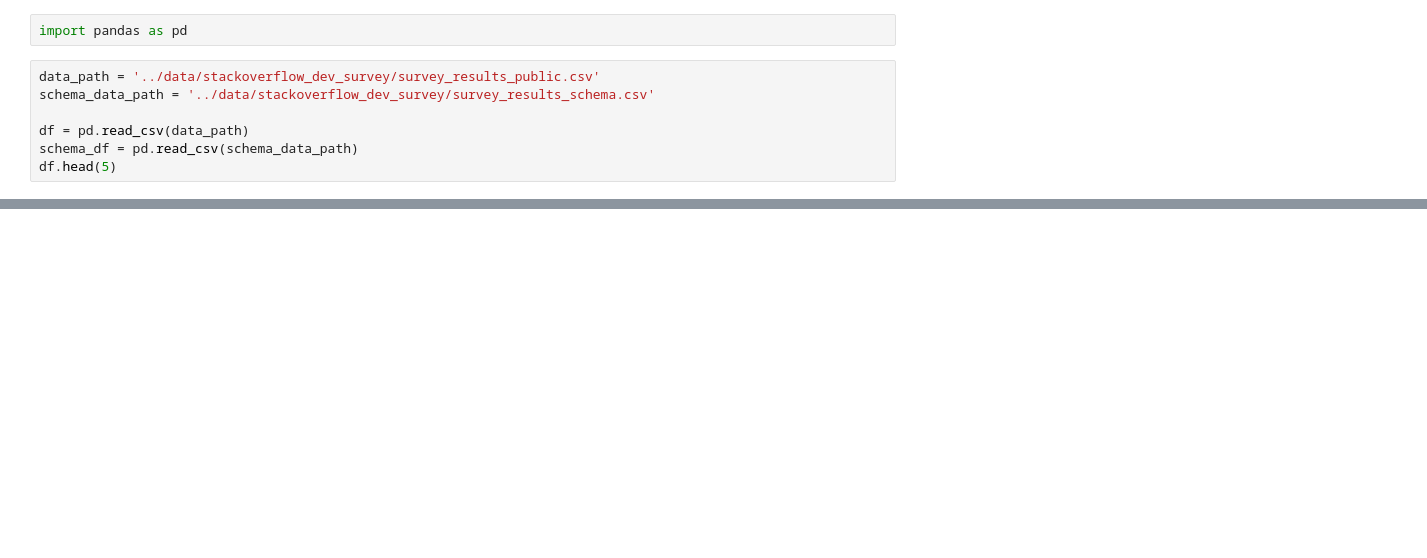
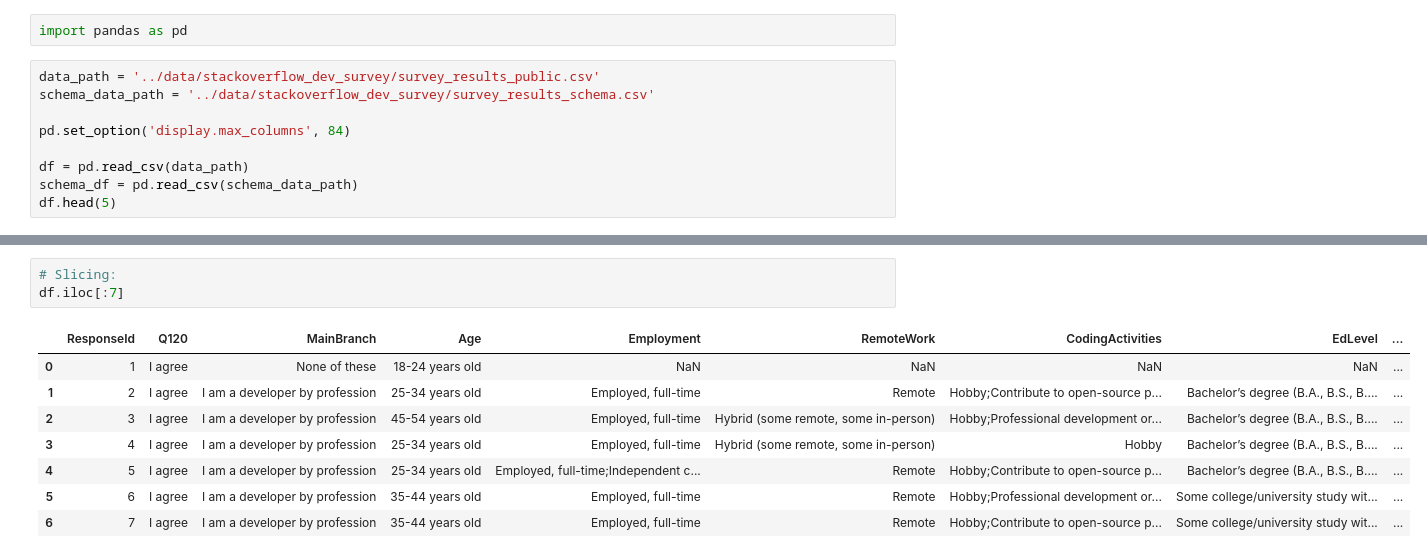
Before and after one commit to ammarlodhi255/data_analysis_with_pd, a Jupyter notebook: selecting_rows_and_cols.ipynb, the cells around one changed output, grey strips where cells are left out. Cells and saved outputs as stored; diff of their text form; blank space fills up the shorter version.

```diff
--- a/selecting_rows_and_cols.ipynb
+++ b/selecting_rows_and_cols.ipynb
@@ -4,6 +4,8 @@ import pandas as pd
 data_path = '../data/stackoverflow_dev_survey/survey_results_public.csv'
 schema_data_path = '../data/stackoverflow_dev_survey/survey_results_schema.csv'
 
+pd.set_option('display.max_columns', 84)
+
 df = pd.read_csv(data_path)
 schema_df = pd.read_csv(schema_data_path)
 df.head(5)
@@ -17,0 +58,12 @@ df.head(5)
+# %%
+# Slicing:
+df.iloc[:7]
+# %% [output]
+|  | ResponseId | Q120 | MainBranch | Age | Employment | RemoteWork | CodingActivities | EdLevel | ... |
+| 0 | 1 | I agree | None of these | 18-24 years old | NaN | NaN | NaN | NaN | ... |
+| 1 | 2 | I agree | I am a developer by profession | 25-34 years old | Employed, full-time | Remote | Hobby;Contribute to open-source p... | Bachelor’s degree (B.A., B.S., B.... | ... |
+| 2 | 3 | I agree | I am a developer by profession | 45-54 years old | Employed, full-time | Hybrid (some remote, some in-person) | Hobby;Professional development or... | Bachelor’s degree (B.A., B.S., B.... | ... |
+| 3 | 4 | I agree | I am a developer by profession | 25-34 years old | Employed, full-time | Hybrid (some remote, some in-person) | Hobby | Bachelor’s degree (B.A., B.S., B.... | ... |
+| 4 | 5 | I agree | I am a developer by profession | 25-34 years old | Employed, full-time;Independent c... | Remote | Hobby;Contribute to open-source p... | Bachelor’s degree (B.A., B.S., B.... | ... |
+| 5 | 6 | I agree | I am a developer by profession | 35-44 years old | Employed, full-time | Remote | Hobby;Professional development or... | Some college/university study wit... | ... |
+| 6 | 7 | I agree | I am a developer by profession | 35-44 years old | Employed, full-time | Remote | Hobby;Contribute to open-source p... | Some college/university study wit... | ... |
```
Also changed, not shown: parts of 8 cells of this notebook.
